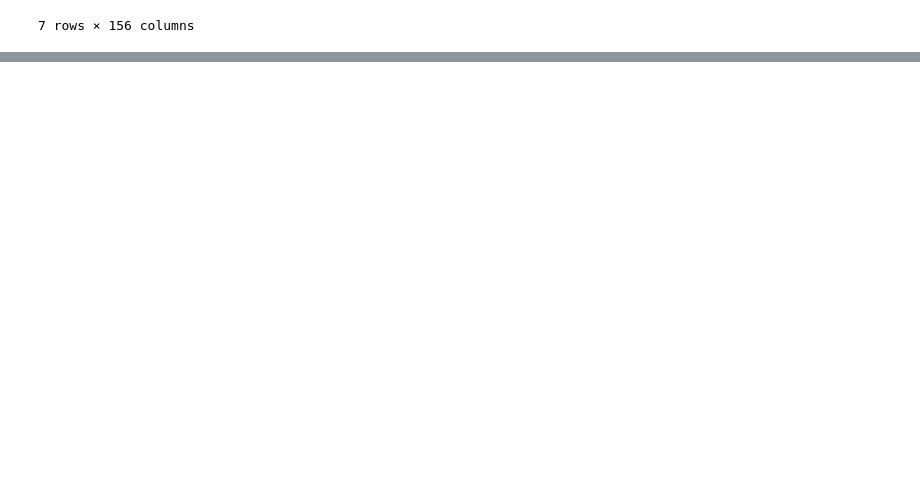
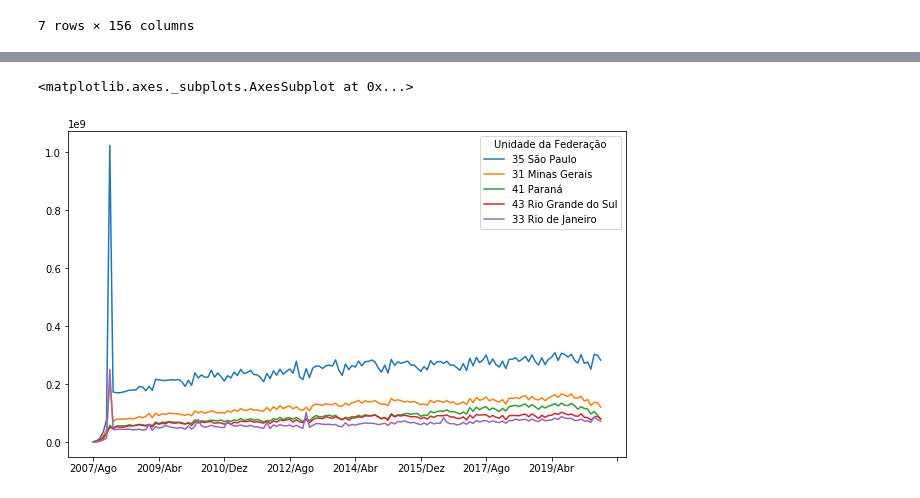
Before and after one commit to daianeklein/bootcamp-Alura, a Jupyter notebook: Bootcamp-DSAplicada.ipynb, the cells around one changed output, grey strips where cells are left out. Drawn from its saved outputs; the diff is of its cells as text; code cells hidden in the pictures; blank space fills up the shorter version.

```diff
--- a/Bootcamp-DSAplicada.ipynb
+++ b/Bootcamp-DSAplicada.ipynb
@@ -506,3 +506,7 @@ usaveis.sample(n=7)
 | 50 Mato Grosso do Sul | 199556.12 | 573675.41 | 1069816.66 | 1995899.52 | 4277979.14 | 8301006.10 | 8279288.79 | 9793888.78 | 8997542.75 | ... |
 | 16 Amapá | 33672.74 | 104822.98 | 118378.28 | 226661.18 | 844019.90 | 1329876.61 | 1275063.72 | 1177745.93 | 1396371.51 | ... |
 7 rows × 156 columns
+# %%
+#Somando cada um dos estados, ou seja, somando as linhas e criando a coluna total
+usaveis['Total'] = usaveis.sum(axis=1)
+usaveis.head(2)
@@ -508,0 +519,5 @@ usaveis.sample(n=7)
+# %%
+# Fazendo a ordenacao por total e excluindo a coluna
+ordenado_por_total = usaveis.sort_values(by='Total', ascending=False)
+ordenado_por_total = ordenado_por_total.drop('Total', axis = 1)
+ordenado_por_total.head(2)
@@ -508,0 +530,6 @@ usaveis.sample(n=7)
+# %%
+# plot do grafico ordenado por total
+ordenado_por_total.head(5).T.plot(figsize=(10,6))
+# %% [output]
+<matplotlib.axes._subplots.AxesSubplot at 0x...>
+[figure, added]
```
Also changed, not shown: parts of 16 cells of this notebook.
